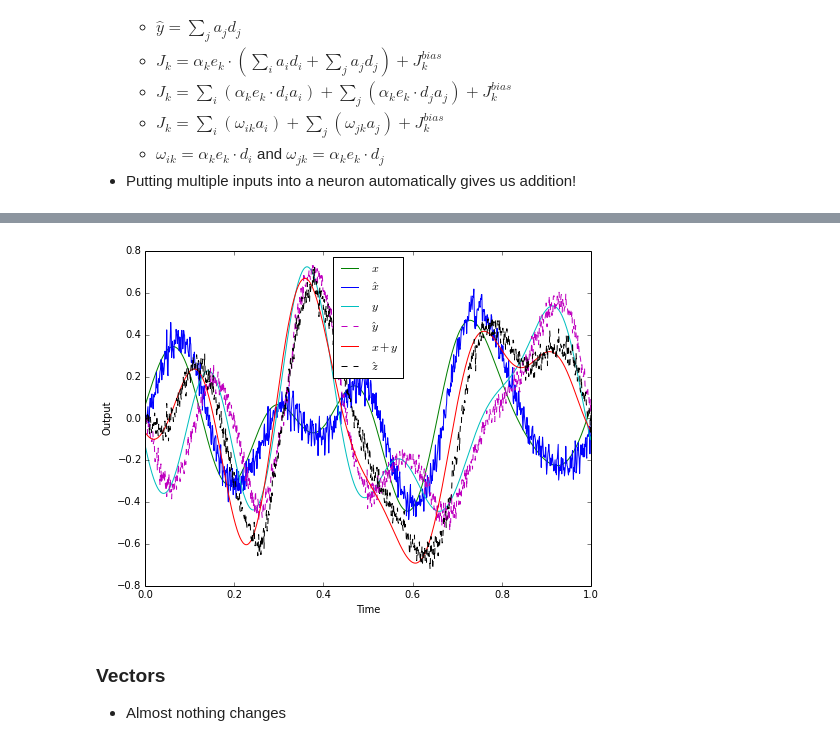
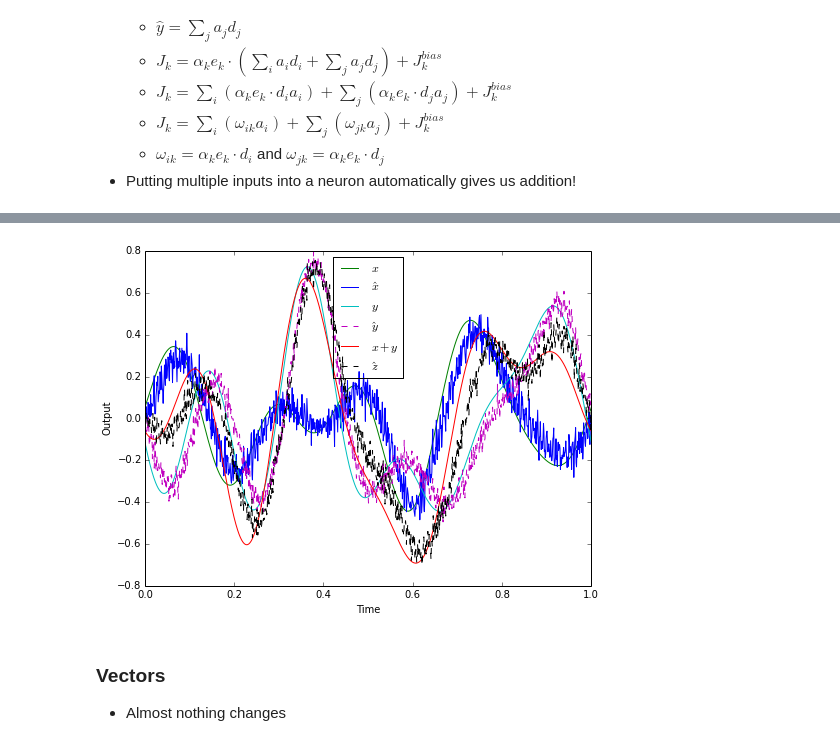
Before and after one commit to celiasmith/syde556, a Jupyter notebook: SYDE 556 Lecture 4 Transformation.ipynb, the cells around one changed output, grey strips where cells are left out. Drawn from its saved outputs; the diff is of its cells as text; code cells hidden in the pictures.

```diff
--- a/SYDE 556 Lecture 4 Transformation.ipynb
+++ b/SYDE 556 Lecture 4 Transformation.ipynb
@@ -52,18 +52,16 @@ Populating the interactive namespace from numpy and matplotlib
 import numpy as np
 import nengo
 from nengo.dists import Uniform
-from nengo.processes import WhiteNoise
+from nengo.processes import WhiteSignal
 from nengo.solvers import LstsqL2
 
 T = 1.0
 max_freq = 10
 
-noise = WhiteNoise(duration=T, high=max_freq, rms=0.5)
-
 model = nengo.Network('Communication Channel', seed=3)
 
 with model:
-    stim = nengo.Node(noise.f(rng=np.random.RandomState(3)))
+    stim = nengo.Node(output=WhiteSignal(T, high=max_freq, rms=0.5))
     ensA = nengo.Ensemble(20, dimensions=1, neuron_type=nengo.LIFRate())
     ensB = nengo.Ensemble(19, dimensions=1, neuron_type=nengo.LIFRate())
     temp = nengo.Ensemble(1, dimensions=1, neuron_type=nengo.LIFRate())
@@ -78,15 +76,15 @@ with model:
     a_rates = nengo.Probe(ensA.neurons, 'rates')
     b_rates = nengo.Probe(ensB.neurons, 'rates')
 
-sim = nengo.Simulator(model)
+sim = nengo.Simulator(model, seed=3)
 sim.run(T)
 
 x = sim.data[stim_p]
 
-d_i = sim.data[connectionA].decoders.T
+d_i = sim.data[connectionA].weights.T
 A_i = sim.data[a_rates]
 
-d_j = sim.data[connectionB].decoders.T
+d_j = sim.data[connectionB].weights.T
 A_j = sim.data[b_rates]
 
 #Add noise
@@ -127,9 +126,6 @@ def xhat_fcn(t):
     if idx>=1000: idx=999
     return xhat_i[idx]
 
-#This resets the white noise process
-stim.output.func_closure[0].cell_contents.keywords['t'] = np.array([0])
-
 with model:
     xhat = nengo.Node(xhat_fcn)
 
@@ -137,10 +133,10 @@ with model:
 
     xhat_p = nengo.Probe(xhat)
 
-sim = nengo.Simulator(model)
+sim = nengo.Simulator(model, seed=3)
 sim.run(T)
 
-d_j = sim.data[connectionB].decoders.T
+d_j = sim.data[connectionB].weights.T
 A_j = sim.data[b_rates]
 
 A_j = A_j + numpy.random.normal(scale=0.2*numpy.max(A_j), size=A_j.shape)
@@ -264,12 +261,10 @@ from nengo.utils.matplotlib import rasterplot
 T = 1.0
 max_freq = 5
 
-in_stim = WhiteNoise(duration=T, high=max_freq, rms=0.3)
-
 model = nengo.Network()
 
 with model:
-    stim = nengo.Node(in_stim.f(rng=np.random.RandomState(3)))
+    stim = nengo.Node(output=WhiteSignal(T, high=max_freq, rms=0.3))
     ensA = nengo.Ensemble(25, dimensions=1)
     ensB = nengo.Ensemble(23, dimensions=1)
 
@@ -282,7 +277,7 @@ with model:
     ensA_spikes_p = nengo.Probe(ensA.neurons, 'spikes')
     ensB_spikes_p = nengo.Probe(ensB.neurons, 'spikes')
 
-sim = nengo.Simulator(model)
+sim = nengo.Simulator(model, seed=4)
 sim.run(T)
 
 t = sim.trange()
@@ -293,7 +288,7 @@ plot(t, sim.data[stim_p],'b')
 plot(t, sim.data[ensA_p],'g')
 ylabel("Output")
 xlabel("Time");
-rasterplot(t, sim.data[ensA_spikes_p], ax=ax.twinx(), colors='k')
+rasterplot(t, sim.data[ensA_spikes_p], ax=ax.twinx(), color='k', use_eventplot=True)
 #axis('tight')
 ylabel("Neuron")
 
@@ -303,7 +298,7 @@ plot(t, sim.data[stim_p],'b')
 plot(t, sim.data[ensB_p],'g')
 ylabel("Output")
 xlabel("Time");
-rasterplot(t, sim.data[ensB_spikes_p], ax=ax.twinx(), colors='k')
+rasterplot(t, sim.data[ensB_spikes_p], ax=ax.twinx(), color='k', use_eventplot=True)
 #axis('tight')
 ylabel("Neuron");
 # %% [output]
@@ -320,12 +315,10 @@ from nengo.utils.matplotlib import rasterplot
 T = 1.0
 max_freq = 5
 
-in_stim = WhiteNoise(duration=T, high=max_freq, rms=0.3)
-
 model = nengo.Network()
 
 with model:
-    stim = nengo.Node(in_stim.f(rng=np.random.RandomState(3)))
+    stim = nengo.Node(output=WhiteSignal(T, high=max_freq, rms=0.3))
     ensA = nengo.Ensemble(25, dimensions=1)
     ensB = nengo.Ensemble(23, dimensions=1)
 
@@ -338,7 +331,7 @@ with model:
     ensA_spikes_p = nengo.Probe(ensA.neurons, 'spikes')
     ensB_spikes_p = nengo.Probe(ensB.neurons, 'spikes')
 
-sim = nengo.Simulator(model)
+sim = nengo.Simulator(model, seed=4)
 sim.run(T)
 
 t = sim.trange()
@@ -349,7 +342,7 @@ plot(t, sim.data[stim_p],'b')
 plot(t, sim.data[ensA_p],'g')
 ylabel("Output")
 xlabel("Time");
-rasterplot(t, sim.data[ensA_spikes_p], ax=ax.twinx(), colors='k')
+rasterplot(t, sim.data[ensA_spikes_p], ax=ax.twinx(), color='k', use_eventplot=True)
 #axis('tight')
 ylabel("Neuron")
 
@@ -359,7 +352,7 @@ plot(t, sim.data[stim_p],'b')
 plot(t, sim.data[ensB_p],'g')
 ylabel("Output")
 xlabel("Time");
-rasterplot(t, sim.data[ensB_spikes_p], ax=ax.twinx(), colors='k')
+rasterplot(t, sim.data[ensB_spikes_p], ax=ax.twinx(), color='k', use_eventplot=True)
 #axis('tight')
 ylabel("Neuron");
 # %% [output]
@@ -411,13 +405,11 @@ from nengo.utils.matplotlib import rasterplot
 T = 1.0
 max_freq = 5
 
-in_stim = WhiteNoise(duration=T, high=max_freq, rms=0.3)
-
 model = nengo.Network()
 
 with model:
-    stimA = nengo.Node(in_stim.f(rng=np.random.RandomState(3)))
-    stimB = nengo.Node(in_stim.f(rng=np.random.RandomState(5)))
+    stimA = nengo.Node(output=WhiteSignal(T, high=max_freq, rms=0.3, seed=3))
+    stimB = nengo.Node(output=WhiteSignal(T, high=max_freq, rms=0.3, seed=5))
 
     ensA = nengo.Ensemble(25, dimensions=1)
     ensB = nengo.Ensemble(23, dimensions=1)
@@ -451,4 +444,4 @@ xlabel("Time");
-[figure, old version]
+[figure, new version]
 # %% [markdown]
 ### Vectors
 
```
Also changed, not shown: parts of 10 cells of this notebook.
